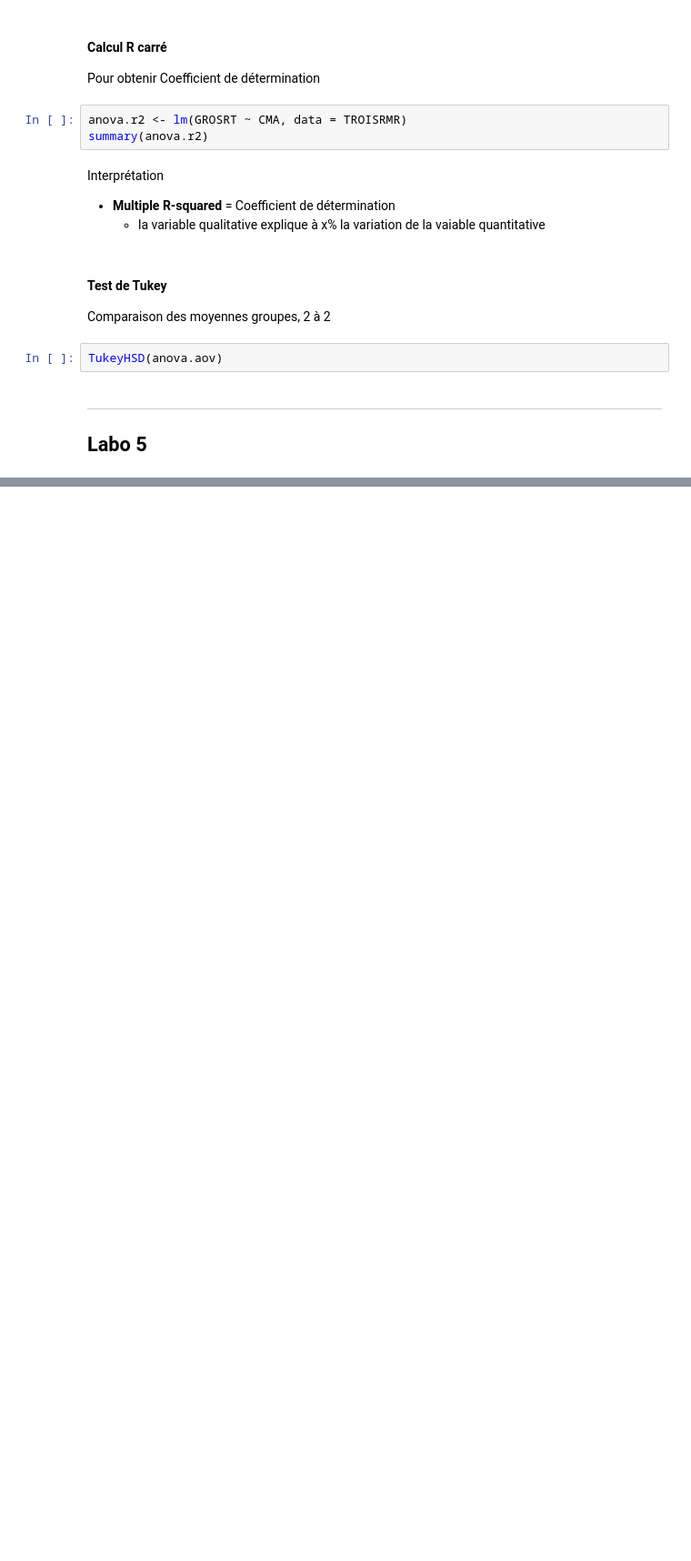
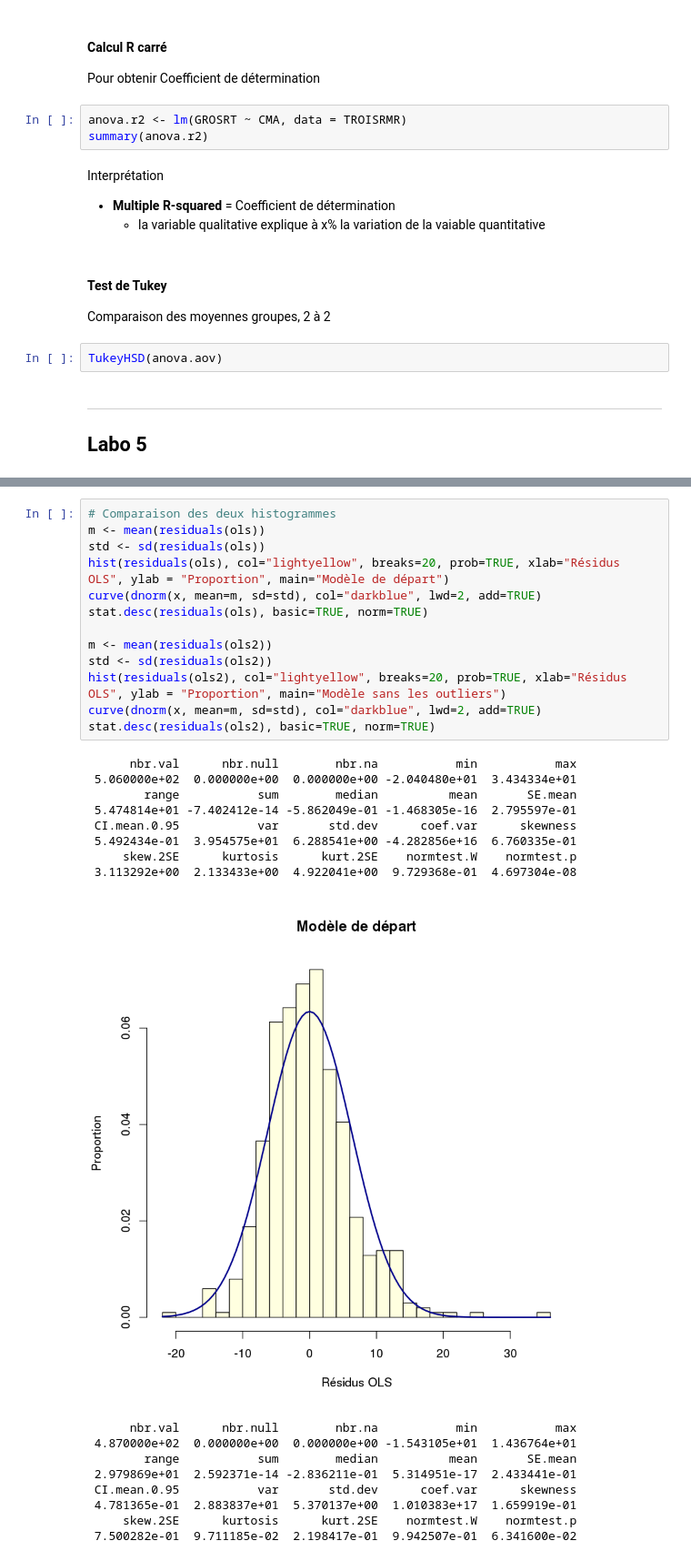
Before and after one commit to giotta/EUR8217, a Jupyter notebook: labo/labo-R.ipynb, the cells around one changed output, grey strips where cells are left out. Shown at 91% size. Saved outputs shown, nothing was run; the diff lists cells and outputs as text; blank space fills up the shorter version.

```diff
--- a/labo/labo-R.ipynb
+++ b/labo/labo-R.ipynb
@@ -577,0 +751,31 @@ stat.desc(residuals(ols2), basic=TRUE, norm=TRUE)
+# %%
+# Comparaison des deux histogrammes
+m <- mean(residuals(ols))
+std <- sd(residuals(ols))
+hist(residuals(ols), col="lightyellow", breaks=20, prob=TRUE, xlab="Résidus OLS", ylab = "Proportion", main="Modèle de départ")
+curve(dnorm(x, mean=m, sd=std), col="darkblue", lwd=2, add=TRUE)
+stat.desc(residuals(ols), basic=TRUE, norm=TRUE)
+
+m <- mean(residuals(ols2))
+std <- sd(residuals(ols2))
+hist(residuals(ols2), col="lightyellow", breaks=20, prob=TRUE, xlab="Résidus OLS", ylab = "Proportion", main="Modèle sans les outliers")
+curve(dnorm(x, mean=m, sd=std), col="darkblue", lwd=2, add=TRUE)
+stat.desc(residuals(ols2), basic=TRUE, norm=TRUE)
+# %% [output]
+      nbr.val      nbr.null        nbr.na           min           max
+ 5.060000e+02  0.000000e+00  0.000000e+00 -2.040480e+01  3.434334e+01
+        range           sum        median          mean       SE.mean
+ 5.474814e+01 -7.402412e-14 -5.862049e-01 -1.468305e-16  2.795597e-01
+ CI.mean.0.95           var       std.dev      coef.var      skewness
+ 5.492434e-01  3.954575e+01  6.288541e+00 -4.282856e+16  6.760335e-01
+     skew.2SE      kurtosis      kurt.2SE    normtest.W    normtest.p
+ 3.113292e+00  2.133433e+00  4.922041e+00  9.729368e-01  4.697304e-08
+[figure, added]
+      nbr.val      nbr.null        nbr.na           min           max
+ 4.870000e+02  0.000000e+00  0.000000e+00 -1.543105e+01  1.436764e+01
+        range           sum        median          mean       SE.mean
+ 2.979869e+01  2.592371e-14 -2.836211e-01  5.314951e-17  2.433441e-01
+ CI.mean.0.95           var       std.dev      coef.var      skewness
+ 4.781365e-01  2.883837e+01  5.370137e+00  1.010383e+17  1.659919e-01
+     skew.2SE      kurtosis      kurt.2SE    normtest.W    normtest.p
+ 7.500282e-01  9.711185e-02  2.198417e-01  9.942507e-01  6.341600e-02
```
Also changed, not shown: parts of 26 cells of this notebook, 2 other files.
